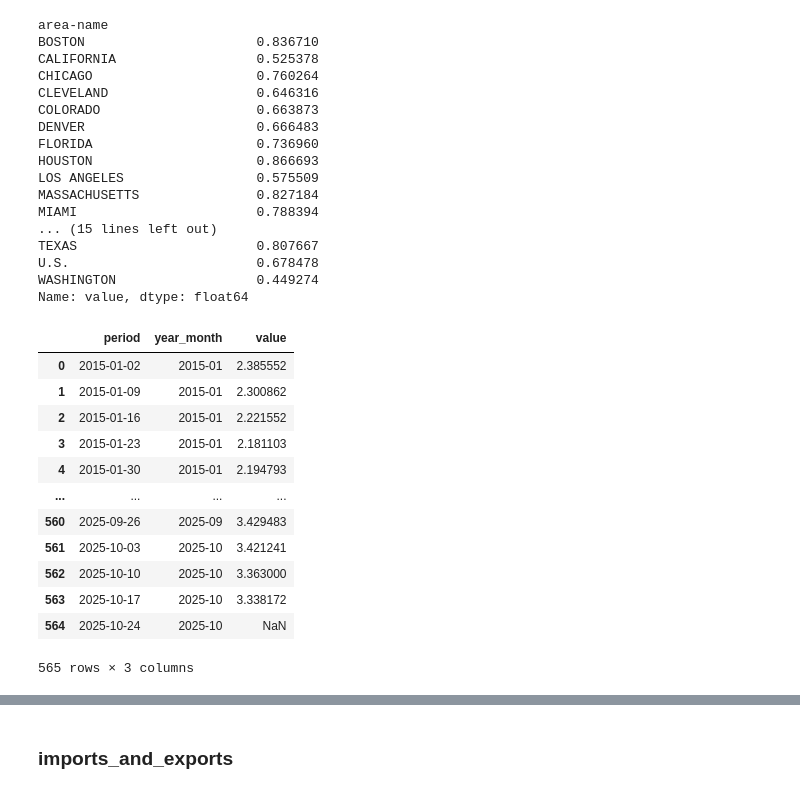
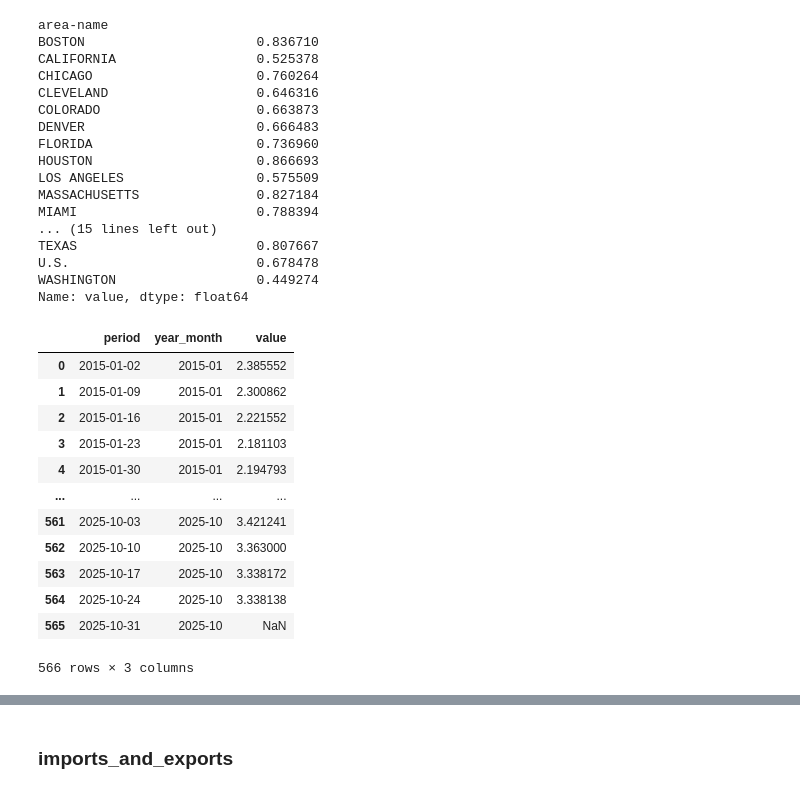
Before and after one commit to SalazarV4/oil-optimization, a Jupyter notebook: notebooks/eda.ipynb, the cells around one changed output, grey strips where cells are left out. Cells and saved outputs as stored; diff of their text form; code cells hidden in the pictures.

```diff
--- a/notebooks/eda.ipynb
+++ b/notebooks/eda.ipynb
@@ -264,16 +260,24 @@ df_gasoline_agg['period'] = df_gasoline_agg['period'] - datetime.timedelta(3)
-# %%
-features_df.merge(df_gasoline_agg, on='period',how='left')
-# %% [output]
-|  | period | year_month | value |
-| 0 | 2015-01-02 | 2015-01 | 2.385552 |
-| 1 | 2015-01-09 | 2015-01 | 2.300862 |
-| 2 | 2015-01-16 | 2015-01 | 2.221552 |
-| 3 | 2015-01-23 | 2015-01 | 2.181103 |
-| 4 | 2015-01-30 | 2015-01 | 2.194793 |
-| ... | ... | ... | ... |
-| 560 | 2025-09-26 | 2025-09 | 3.429483 |
-| 561 | 2025-10-03 | 2025-10 | 3.421241 |
-| 562 | 2025-10-10 | 2025-10 | 3.363000 |
-| 563 | 2025-10-17 | 2025-10 | 3.338172 |
-| 564 | 2025-10-24 | 2025-10 | NaN |
-565 rows × 3 columns
+# %%
+import datetime
+df_dict['gasoline_price']
+
+df_gasoline = df_dict['gasoline_price']
+df_gasoline_agg = df_gasoline.groupby('period')['value'].mean().reset_index()
+
+df_gasoline_agg['period'] = df_gasoline_agg['period'] - datetime.timedelta(3)
+
+features_df.merge(df_gasoline_agg, on='period',how='left')
+# %% [output]
+|  | period | year_month | value |
+| 0 | 2015-01-02 | 2015-01 | 2.385552 |
+| 1 | 2015-01-09 | 2015-01 | 2.300862 |
+| 2 | 2015-01-16 | 2015-01 | 2.221552 |
+| 3 | 2015-01-23 | 2015-01 | 2.181103 |
+| 4 | 2015-01-30 | 2015-01 | 2.194793 |
+| ... | ... | ... | ... |
+| 561 | 2025-10-03 | 2025-10 | 3.421241 |
+| 562 | 2025-10-10 | 2025-10 | 3.363000 |
+| 563 | 2025-10-17 | 2025-10 | 3.338172 |
+| 564 | 2025-10-24 | 2025-10 | 3.338138 |
+| 565 | 2025-10-31 | 2025-10 | NaN |
+566 rows × 3 columns
```
Also changed, not shown: parts of 25 cells of this notebook, 1 other file.
